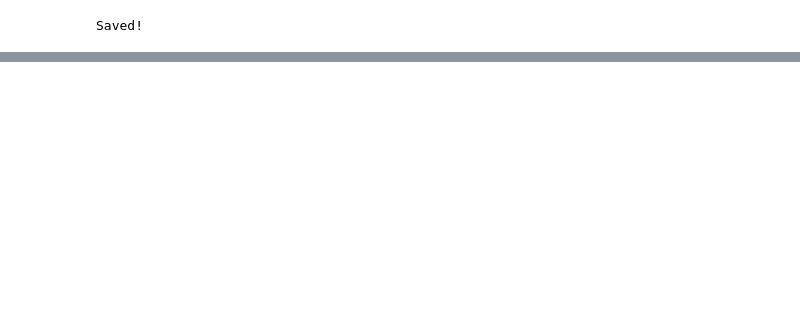
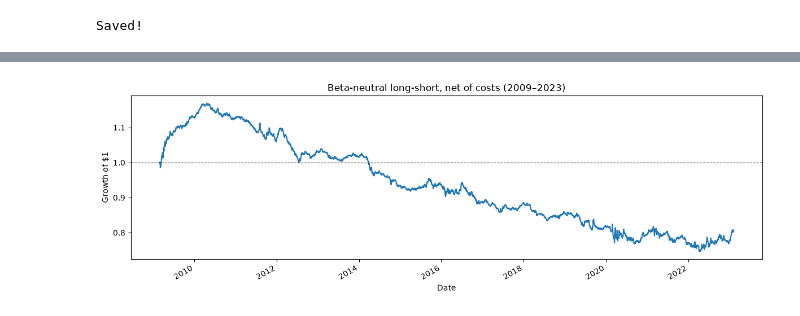
Before and after one commit to yamare1/stat-arb-factor-model, a Jupyter notebook: notebooks/01_factor_model.ipynb, the cells around one changed output, grey strips where cells are left out. Saved outputs shown, nothing was run; the diff lists cells and outputs as text; code cells hidden in the pictures; blank space fills up the shorter version.

Commit message:
add figures, update notebook

```diff
--- a/notebooks/01_factor_model.ipynb
+++ b/notebooks/01_factor_model.ipynb
@@ -1197,0 +162,15 @@ plt.show()
+# %%
+raw_long = pd.read_csv('../data/raw_prices_long.csv', header=[0,1],
+                       index_col=0, parse_dates=True)
+prices_L = raw_long['Close'].copy()
+
+# Keep any stock with at least 3 years of data; let names enter as they list.
+MIN_OBS = 756
+keep = prices_L.notna().sum() >= MIN_OBS
+prices_L = prices_L.loc[:, keep]
+
+# Universe size over time
+n_live = prices_L.notna().sum(axis=1)
+print(f"Stocks kept: {prices_L.shape[1]} of {raw_long['Close'].shape[1]}")
+print(f"\nUniverse size by year:")
+print(n_live.resample('YE').last().to_string())
@@ -1197,0 +354,71 @@ plt.show()
+# %%
+# ── Beta-neutral backtest on stitched out-of-sample predictions ──────────────
+import statsmodels.api as sm
+
+SIGNAL, QUANTILE, COST_BPS = 'xgb', 0.2, 16/10_000
+
+spy_L = yf.download('SPY', start='2005-01-01', end='2024-01-01',
+                    auto_adjust=True, progress=False)['Close'].squeeze().pct_change()
+
+betas_L = returns_L.rolling(252).cov(spy_L).div(spy_L.rolling(252).var(), axis=0)
+
+sig = oos_all[SIGNAL]
+sdates = sig.index.get_level_values('Date').unique().sort_values()
+rebal = pd.Series(sdates, index=sdates).resample('ME').last().dropna()
+
+w = pd.Series(0.0, index=sig.index)
+dts, tks = sig.index.get_level_values('Date'), sig.index.get_level_values('Ticker')
+
+for i, rd in enumerate(rebal):
+    if rd not in dts:
+        continue
+    r = sig.xs(rd, level='Date').rank(pct=True)
+    L, S = r[r >= 1-QUANTILE].index, r[r <= QUANTILE].index
+    b = betas_L.loc[rd]
+    bL, bS = b.reindex(L).mean(), b.reindex(S).mean()
+    if not (np.isfinite(bL) and np.isfinite(bS)) or bL + bS == 0:
+        continue
+    wL, wS = bS/(bL+bS), bL/(bL+bS)          # zero net beta, unit gross
+    end = rebal.iloc[i+1] if i+1 < len(rebal) else sdates[-1]
+    win = (dts > rd) & (dts <= end)
+    w[win & tks.isin(L)] =  wL/len(L)
+    w[win & tks.isin(S)] = -wS/len(S)
+
+bt = pd.DataFrame({'w_raw': w})
+bt['ret'] = returns_L.stack(future_stack=True).reindex(bt.index)
+bt = bt.dropna()
+bt['w'] = bt.groupby(level='Ticker')['w_raw'].shift(1)
+bt = bt.dropna()
+
+pnl = (bt['w'] * bt['ret']).groupby(level='Date').sum()
+pnl = pnl[pnl.index >= rebal.iloc[0]]
+
+turn = bt['w'].unstack('Ticker').fillna(0).diff().abs().sum(axis=1).fillna(0)/2
+net  = pnl.sub((turn*COST_BPS).reindex(pnl.index).fillna(0))
+
+yrs    = len(net)/252
+ann    = (1+net).prod()**(1/yrs) - 1
+vol    = net.std()*np.sqrt(252)
+sharpe = net.mean()/net.std()*np.sqrt(252)
+dd     = ((1+net).cumprod()/(1+net).cumprod().cummax() - 1).min()
+
+j = pd.concat([net.rename('s'), spy_L.rename('m')], axis=1, sort=False).dropna()
+res = sm.OLS(j['s'], sm.add_constant(j['m'])).fit()
+
+print("── Beta-neutral, out-of-sample 2009–2023 ──────")
+print(f"Years:            {yrs:>8.1f}")
+print(f"Ann. return:      {ann:>8.2%}")
+print(f"Ann. vol:         {vol:>8.2%}")
+print(f"Sharpe (net):     {sharpe:>8.3f}   (t = {sharpe*np.sqrt(yrs):.2f})")
+print(f"Max drawdown:     {dd:>8.2%}")
+print(f"Residual beta:    {res.params['m']:>8.3f}   (t = {res.tvalues['m']:.2f})")
+print(f"Ann. alpha:       {res.params['const']*252:>8.2%}   (t = {res.tvalues['const']:.2f})")
+print(f"Mean turnover:    {turn.mean():>8.2%} daily")
+
+net.add(1).cumprod().plot(figsize=(12,4), title='Beta-neutral long-short, net of costs (2009–2023)')
+plt.axhline(1, color='k', lw=.8, ls='--'); plt.ylabel('Growth of $1'); plt.tight_layout(); plt.show()
+
+# Calendar-year breakdown — where the return actually came from
+print("\nBy year:")
+print((net.groupby(net.index.year).apply(lambda s: (1+s).prod()-1)*100).round(2).to_string())
+# %% [output]
@@ -1197,0 +434 @@ plt.show()
+[figure, added]
```
Also changed, not shown: parts of 66 cells of this notebook, 2 other files.
